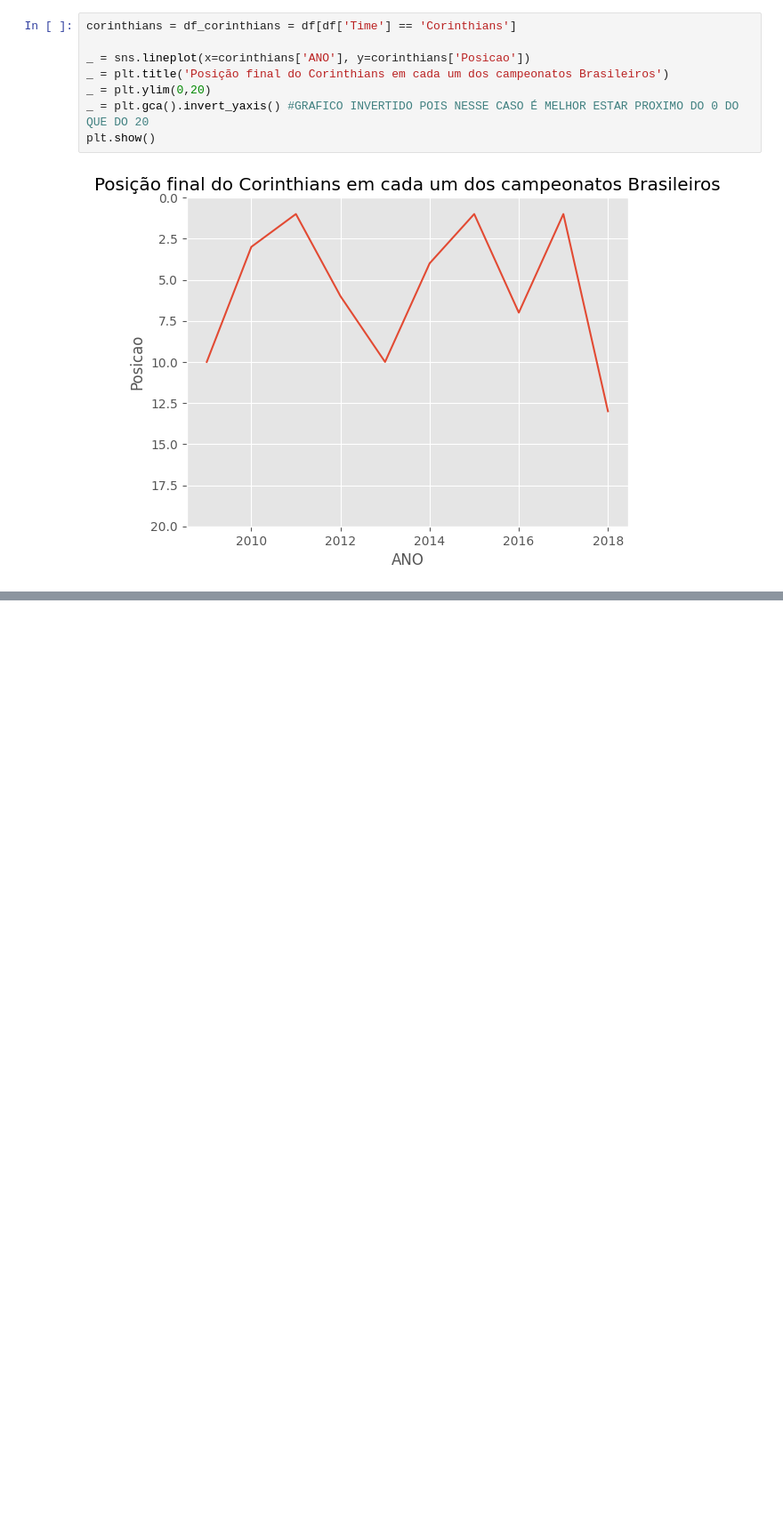
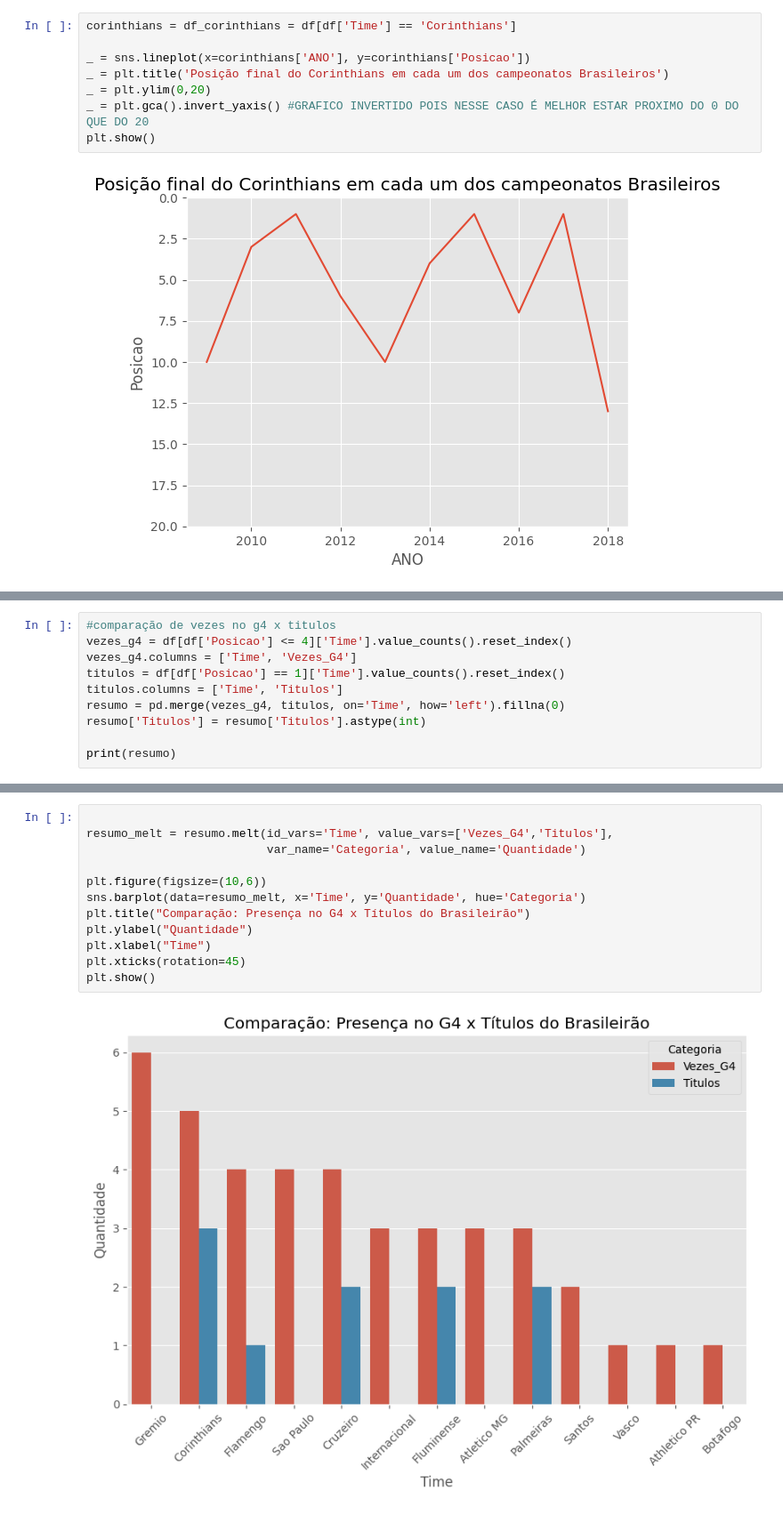
Before and after one commit to pqvinicius/brazilian-league, a Jupyter notebook: brazilian-league.ipynb, the cells around one changed output, grey strips where cells are left out. Shown at 89% size. Drawn from its saved outputs; the diff is of its cells as text; blank space fills up the shorter version.

```diff
--- a/brazilian-league.ipynb
+++ b/brazilian-league.ipynb
@@ -248,0 +281,10 @@ plt.show()
+# %%
+#comparação de vezes no g4 x titulos
+vezes_g4 = df[df['Posicao'] <= 4]['Time'].value_counts().reset_index()
+vezes_g4.columns = ['Time', 'Vezes_G4']
+titulos = df[df['Posicao'] == 1]['Time'].value_counts().reset_index()
+titulos.columns = ['Time', 'Titulos']
+resumo = pd.merge(vezes_g4, titulos, on='Time', how='left').fillna(0)
+resumo['Titulos'] = resumo['Titulos'].astype(int)
+
+print(resumo)
@@ -248,0 +306,14 @@ plt.show()
+# %%
+
+resumo_melt = resumo.melt(id_vars='Time', value_vars=['Vezes_G4','Titulos'],
+                          var_name='Categoria', value_name='Quantidade')
+
+plt.figure(figsize=(10,6))
+sns.barplot(data=resumo_melt, x='Time', y='Quantidade', hue='Categoria')
+plt.title("Comparação: Presença no G4 x Títulos do Brasileirão")
+plt.ylabel("Quantidade")
+plt.xlabel("Time")
+plt.xticks(rotation=45)
+plt.show()
+# %% [output]
+[figure, added]
```
Also changed, not shown: parts of 20 cells of this notebook.
